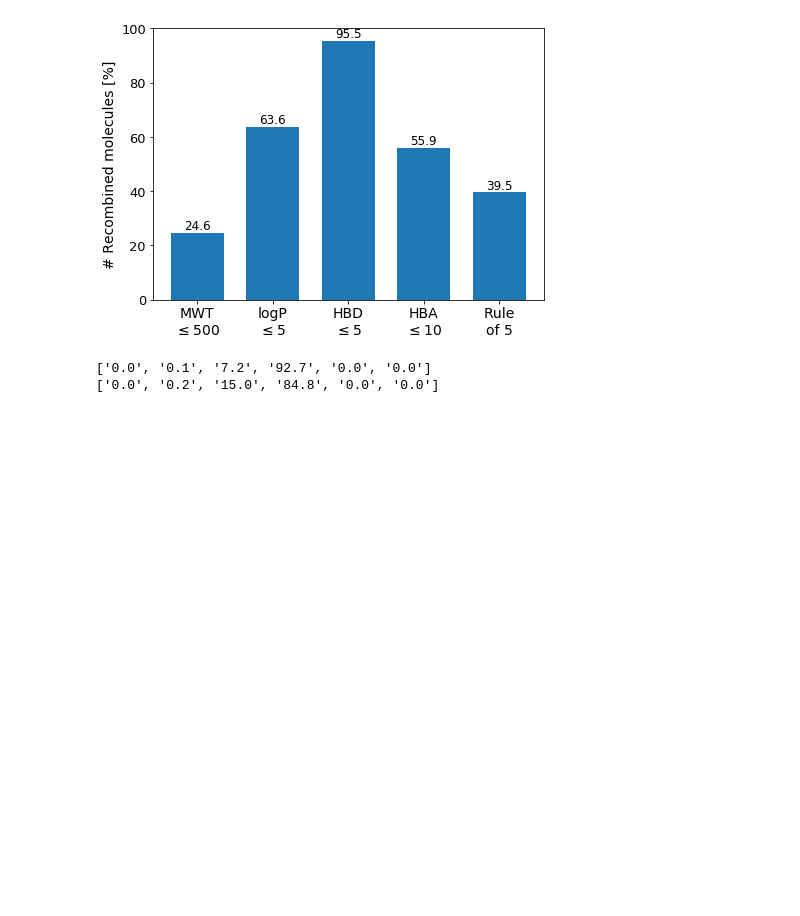
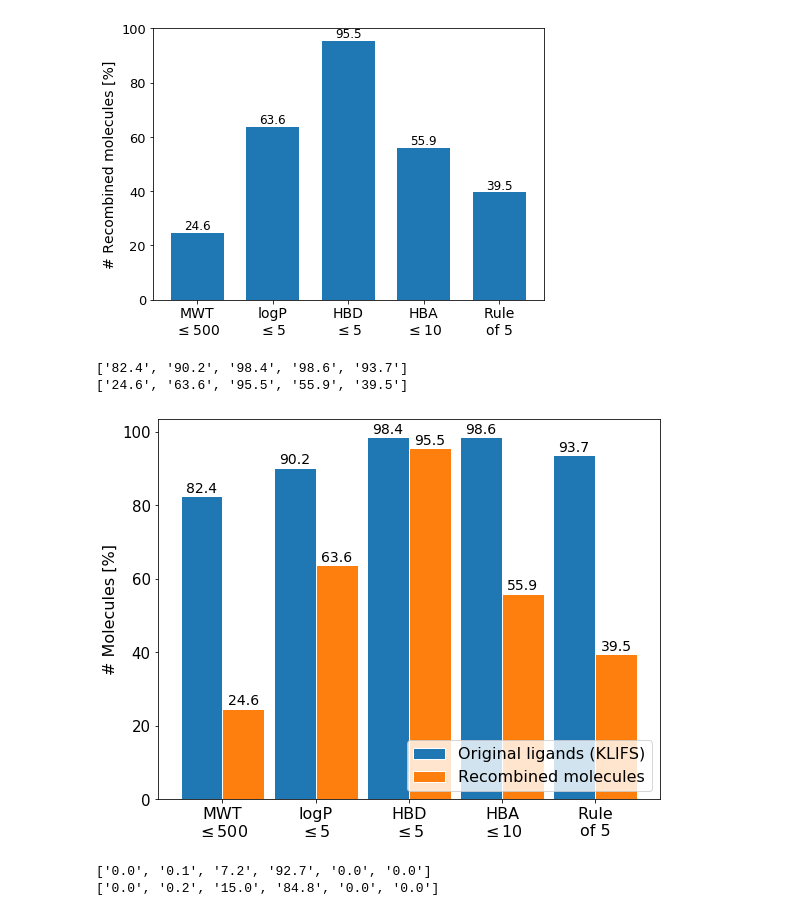
Before and after one commit to volkamerlab/KinaseFocusedFragmentLibrary, a Jupyter notebook: kinase_focused_fragment_library/analysis/ligand_analysis/statistics.ipynb, the cells around one changed output. Saved outputs shown, nothing was run; the diff lists cells and outputs as text; code cells hidden in the pictures; blank space fills up the shorter version.

Commit message:
plot physchem properties recombinations vs original ligands

```diff
--- a/kinase_focused_fragment_library/analysis/ligand_analysis/statistics.ipynb
+++ b/kinase_focused_fragment_library/analysis/ligand_analysis/statistics.ipynb
@@ -22,0 +38,5 @@ def pickle_loader(pickle_file):
+# %%
+kinases_pdbs = set()
+for sp in data:
+    for frag in data[sp]:
+        kinases_pdbs.add((frag.GetProp('kinase'), frag.GetProp('_Name')))
@@ -22,0 +51,13 @@ def pickle_loader(pickle_file):
+# %%
+# calculate lipinski statistics of original ligands
+lipinski_klifs, wt_klifs, logp_klifs, hbd_klifs, hba_klifs = 0, 0, 0, 0, 0
+for ligand in klifs_ligands:
+    lipinski, wt, logp, hbd, hba = is_drug_like(ligand)
+    lipinski_klifs += lipinski
+    wt_klifs += wt
+    logp_klifs += logp
+    hbd_klifs += hbd
+    hba_klifs += hba
+# %%
+count_klifs = len(klifs_ligands)
+count_klifs
@@ -149,6 +194,50 @@ for rect, label in zip(rects, labels):
 # %% [output]
 ['24.6', '63.6', '95.5', '55.9', '39.5']
 [figure]
+# %%
+# lipinski rule plot for original KLIFS ligands vs recombined molecules
+rules_klifs = [wt_klifs/count_klifs*100, logp_klifs/count_klifs*100, hbd_klifs/count_klifs*100,
+               hba_klifs/count_klifs*100, lipinski_klifs/count_klifs*100]
+rules = [wt_ligands/count_ligands*100, logp_ligands/count_ligands*100, hbd_ligands/count_ligands*100,
+         hba_ligands/count_ligands*100, lipinski_ligands/count_ligands*100]
+
+plt.figure(figsize=(9,7))
+barWidth, space = 0.45, 0.2
+
+ax1 = plt.bar(range(5), rules_klifs, label='Original ligands (KLIFS)', width=barWidth, edgecolor='white')
+x_values = [x+barWidth for x in range(5)]
+ax2 = plt.bar(x_values, rules, label='Recombined molecules', width=barWidth, edgecolor='white')
+
+plt.ylabel('# Molecules [%]', fontsize=16)
+plt.xticks([r + barWidth/2 for r in range(5)], ['MWT\n'+r'$\leq 500$', 'logP\n'+r'$\leq 5$', 'HBD\n'+r'$\leq 5$'
+                      , 'HBA\n'+r'$\leq 10$', 'Rule\nof 5'], fontsize=16)
+plt.yticks(fontsize=15)
+
+rects1, rects2 = ax1.patches, ax2.patches
+# calculate percentages
+labels1 = [str(round(n, 1)) for n in rules_klifs]
+labels2 = [str(round(n, 1)) for n in rules]
+
+for rect1, rect2, label1, label2 in zip(rects1, rects2, labels1, labels2):
+    height = rect1.get_height()
+    if height != 100 and height != 0:
+        plt.text(rect1.get_x() + rect1.get_width() / 2, height + 0.2, label1, fontsize=14, ha='center', va='bottom')
+    height = rect2.get_height()
+    if height != 100 and height != 0:
+        plt.text(rect2.get_x() + rect2.get_width() / 2, height + 0.2, label2, fontsize=14, ha='center', va='bottom')
+
+plt.legend(loc='lower right', fontsize=16)
+
+print(labels1)
+print(labels2)
+
+plt.savefig('/home/paula/Masterarbeit/manuscript/Figures/ra_lipinski.png', dpi=300)
+
+plt.show()
+# %% [output]
+['82.4', '90.2', '98.4', '98.6', '93.7']
+['24.6', '63.6', '95.5', '55.9', '39.5']
+[figure, added]
 # %%
 # plot number of subpockets per ligand
 plt.figure(figsize=(7,5))
```
Also changed, not shown: parts of 8 cells of this notebook.
